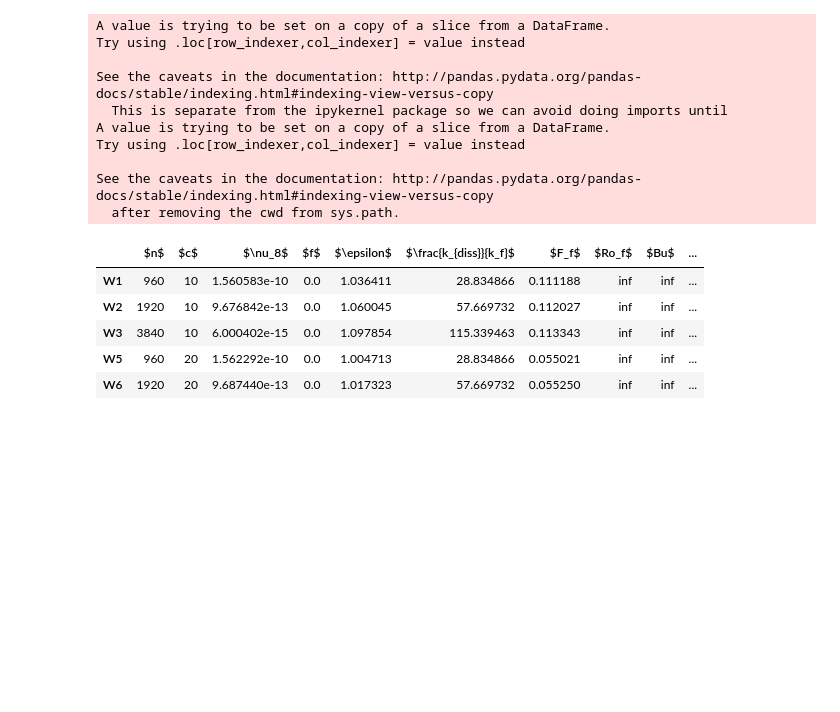
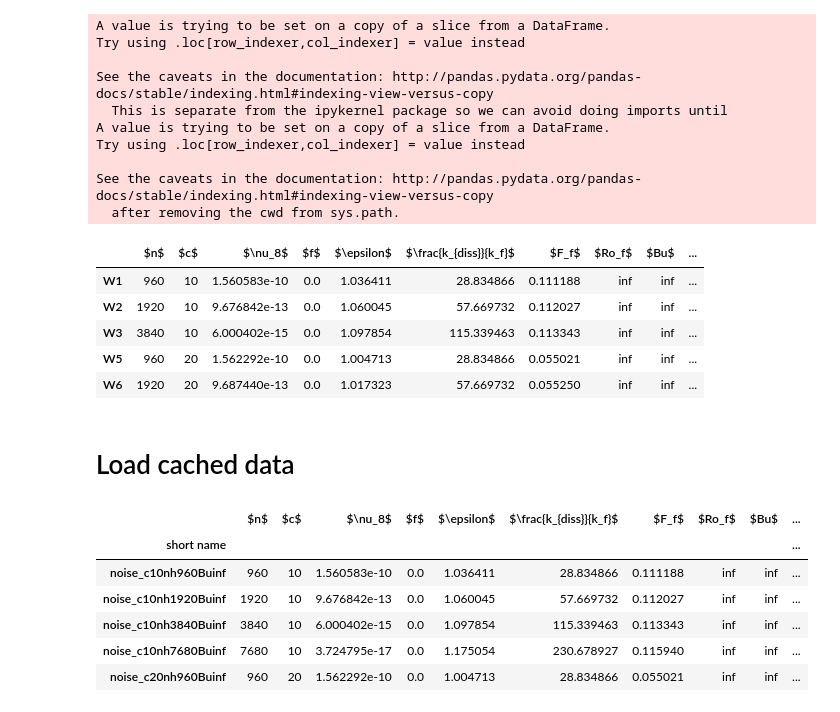
Before and after one commit to ashwinvis/augieretal_jfm_2019_shallow_water, a Jupyter notebook: Python/shock_population.ipynb, the cells around one changed output. Saved outputs shown, nothing was run; the diff lists cells and outputs as text; code cells hidden in the pictures; blank space fills up the shorter version.

```diff
--- a/Python/shock_population.ipynb
+++ b/Python/shock_population.ipynb
@@ -121,3 +123,22 @@ See the caveats in the documentation: http://pandas.pydata.org/pandas-docs/stabl
 | W3 | 3840 | 10 | 6.000402e-15 | 0.0 | 1.097854 | 115.339463 | 0.113343 | inf | inf | ... |
 | W5 | 960 | 20 | 1.562292e-10 | 0.0 | 1.004713 | 28.834866 | 0.055021 | inf | inf | ... |
 | W6 | 1920 | 20 | 9.687440e-13 | 0.0 | 1.017323 | 57.669732 | 0.055250 | inf | inf | ... |
+# %% [markdown]
+# Load cached data
+# %%
+import pandas as pd
+from paths import load_df
+
+df = load_df()
+df.set_index("short name", inplace=True, drop=False)
+df_shock_sep = pd.read_csv("dataframes/shock_sep.csv", comment="#")
+df_shock_sep.set_index("short_name", inplace=True)
+df.head()
+# %% [output]
+|  | $n$ | $c$ | $\nu_8$ | $f$ | $\epsilon$ | $\frac{k_{diss}}{k_f}$ | $F_f$ | $Ro_f$ | $Bu$ | ... |
+| short name |  |  |  |  |  |  |  |  |  | ... |
+| noise_c10nh960Buinf | 960 | 10 | 1.560583e-10 | 0.0 | 1.036411 | 28.834866 | 0.111188 | inf | inf | ... |
+| noise_c10nh1920Buinf | 1920 | 10 | 9.676842e-13 | 0.0 | 1.060045 | 57.669732 | 0.112027 | inf | inf | ... |
+| noise_c10nh3840Buinf | 3840 | 10 | 6.000402e-15 | 0.0 | 1.097854 | 115.339463 | 0.113343 | inf | inf | ... |
+| noise_c10nh7680Buinf | 7680 | 10 | 3.724795e-17 | 0.0 | 1.175054 | 230.678927 | 0.115940 | inf | inf | ... |
+| noise_c20nh960Buinf | 960 | 20 | 1.562292e-10 | 0.0 | 1.004713 | 28.834866 | 0.055021 | inf | inf | ... |
```
Also changed, not shown: parts of 7 cells of this notebook, 2 other files.
